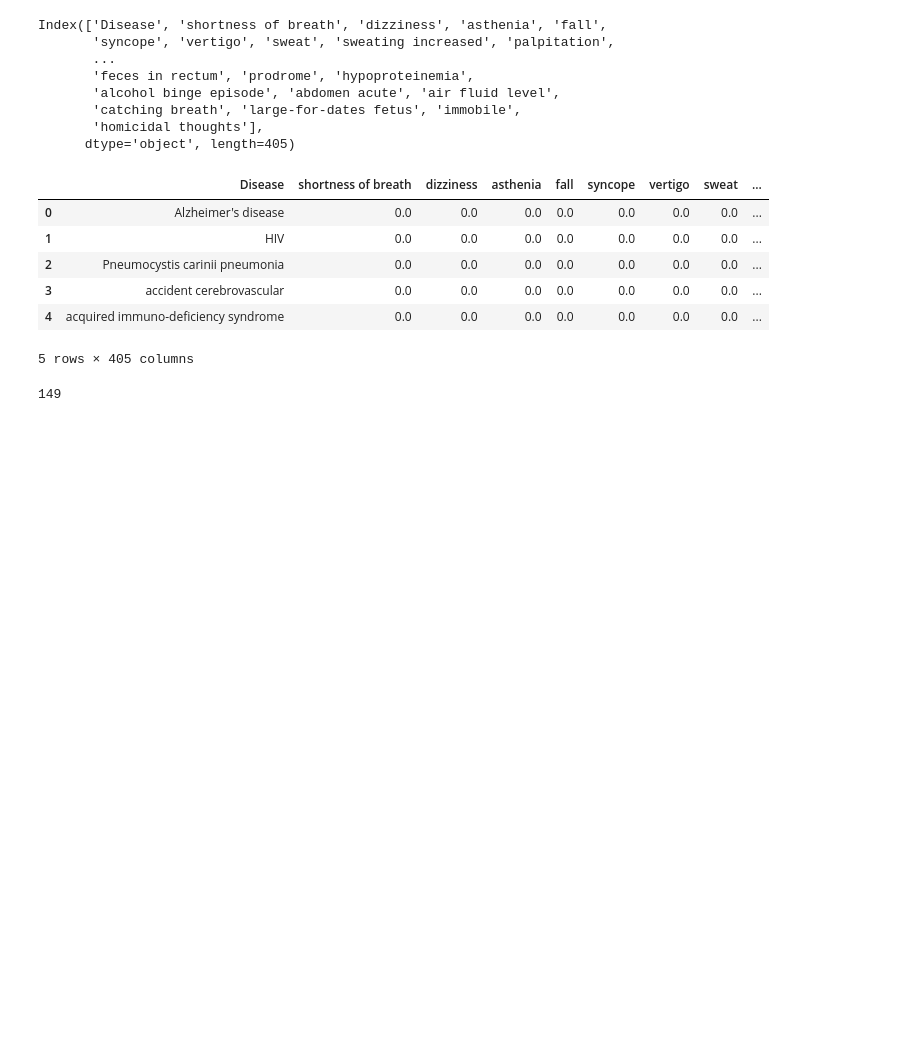
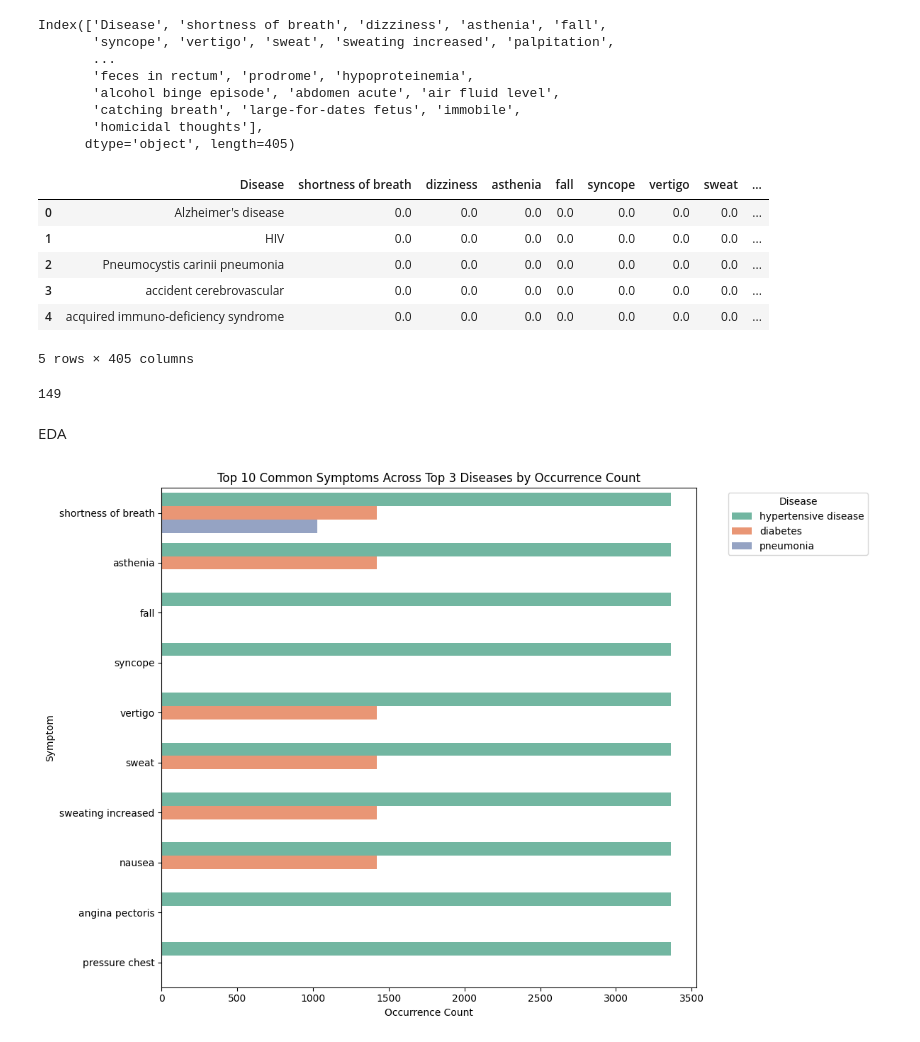
Before and after one commit to HinalBhagatLTI/Medical-Analysis-V1, a Jupyter notebook: notebook/medical_semistructure_data_preprocessingl.ipynb, the cells around one changed output. Cells and saved outputs as stored; diff of their text form; code cells hidden in the pictures; blank space fills up the shorter version.

```diff
--- a/notebook/medical_semistructure_data_preprocessingl.ipynb
+++ b/notebook/medical_semistructure_data_preprocessingl.ipynb
@@ -114,7 +114,7 @@ with f:
             writer.writerow([key, val[i], disease_symptom_count[key]])
 # %%
 #Read Cleaned Data as DF
-df = pd.read_csv('./data/cleaned_data.csv', encoding='latin1')
+df = pd.read_csv('C:/Users/T8633/Desktop/Medical-Analysis/data/cleaned_data.csv', encoding='latin1')
 df.columns = ['Disease', 'symptom', 'occurence_count']
 df.head()
 # %% [output]
@@ -317,3 +317,41 @@ X = df_concat[cols]
 
 # Labels
 y = df_concat['Disease']
+# %% [markdown]
+EDA
+# %%
+# Identify top 5 diseases by total occurrence count
+top_diseases = (
+    df.groupby('Disease')['occurence_count']
+    .sum()
+    .sort_values(ascending=False)
+    .head(5)
+    .index
+)
+
+# Filter the dataframe to include only top 5 diseases
+filtered_df = df[df['Disease'].isin(top_diseases)]
+# %%
+# Identify top 10 most common symptoms across these diseases
+common_symptoms = (
+    filtered_df.groupby('symptom')['occurence_count']
+    .sum()
+    .sort_values(ascending=False)
+    .head(10)
+    .index
+)
+
+# Filter the data to include only these common symptoms
+final_df = filtered_df[filtered_df['symptom'].isin(common_symptoms)]
+# %%
+# Plot clustered bar chart
+plt.figure(figsize=(12, 8))
+sns.barplot(data=final_df, x='occurence_count', y='symptom', hue='Disease', dodge=True, palette='Set2')
+plt.title('Top 10 Common Symptoms Across Top 3 Diseases by Occurrence Count')
+plt.xlabel('Occurrence Count')
+plt.ylabel('Symptom')
+plt.legend(title='Disease', bbox_to_anchor=(1.05, 1), loc='upper left')
+plt.tight_layout()
+plt.show()
+# %% [output]
+[figure, added]
```
Also changed, not shown: parts of 6 cells of this notebook, 2 other files.
